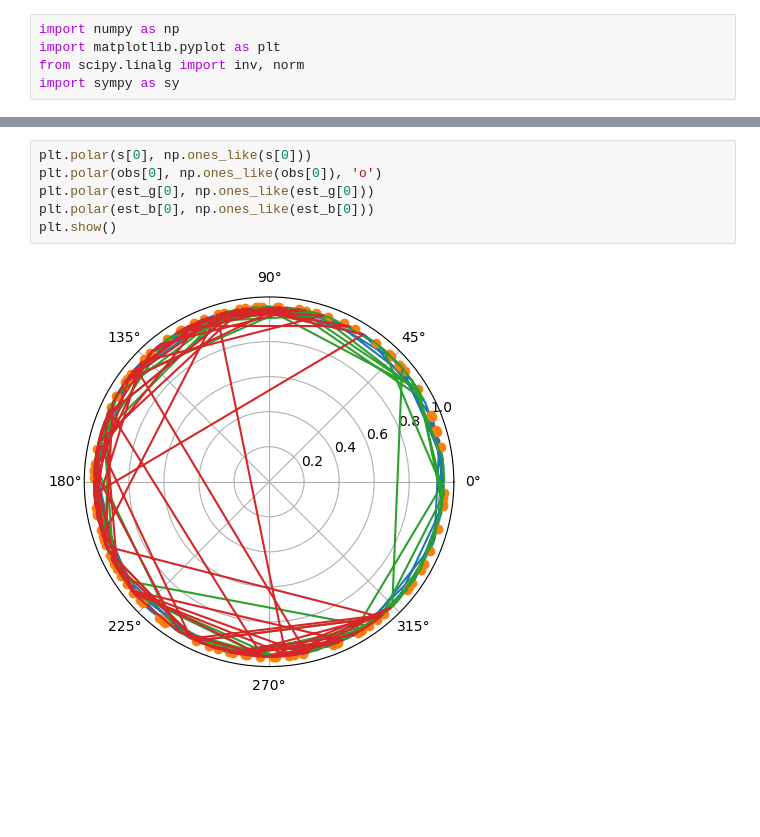
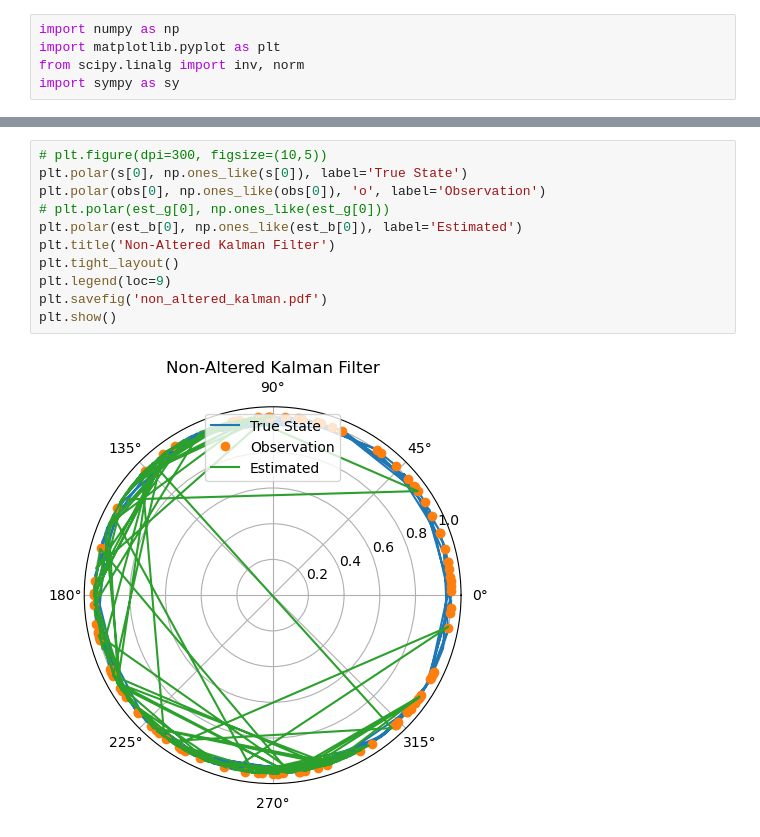
Before and after one commit to CanyonTurtle/cannon-curtis-spencer-tyler-acme, a Jupyter notebook: vol-3/naive_kalman.ipynb, the cells around one changed output, grey strips where cells are left out. Cells and saved outputs as stored; diff of their text form; blank space fills up the shorter version.

```diff
--- a/vol-3/naive_kalman.ipynb
+++ b/vol-3/naive_kalman.ipynb
@@ -228,8 +227,13 @@ plt.show()
 # %%
-plt.polar(s[0], np.ones_like(s[0]))
-plt.polar(obs[0], np.ones_like(obs[0]), 'o')
-plt.polar(est_g[0], np.ones_like(est_g[0]))
-plt.polar(est_b[0], np.ones_like(est_b[0]))
+# plt.figure(dpi=300, figsize=(10,5))
+plt.polar(s[0], np.ones_like(s[0]), label='True State')
+plt.polar(obs[0], np.ones_like(obs[0]), 'o', label='Observation')
+# plt.polar(est_g[0], np.ones_like(est_g[0]))
+plt.polar(est_b[0], np.ones_like(est_b[0]), label='Estimated')
+plt.title('Non-Altered Kalman Filter')
+plt.tight_layout()
+plt.legend(loc=9)
+plt.savefig('non_altered_kalman.pdf')
 plt.show()
 # %% [output]
-[figure, old version]
+[figure, new version]
```
Also changed, not shown: parts of 3 cells of this notebook, 8 other files.
